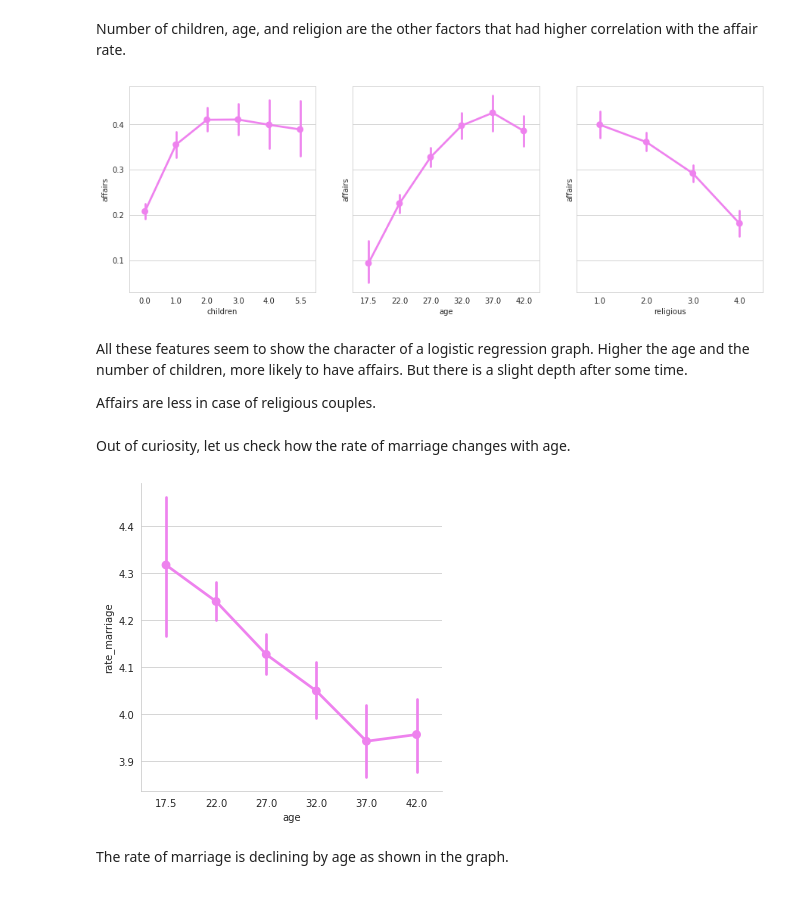
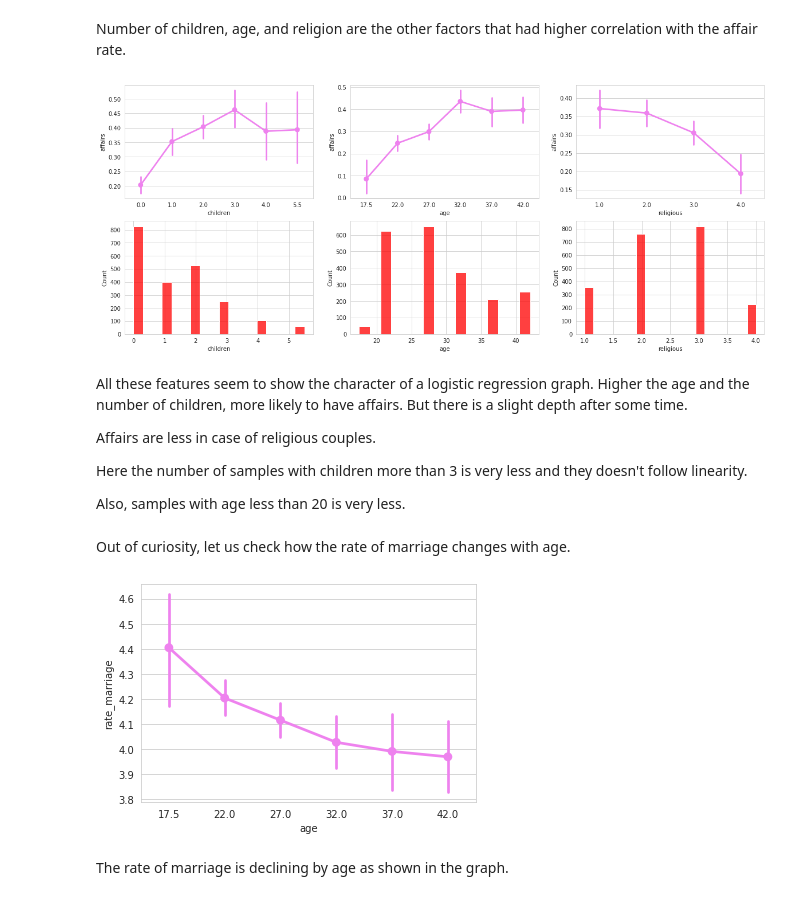
Before and after one commit to albinjohn366/DataScience_Tutorials, a Jupyter notebook: Logistic_Regression.ipynb, the cells around one changed output. Drawn from its saved outputs; the diff is of its cells as text; code cells hidden in the pictures.

```diff
--- a/Logistic_Regression.ipynb
+++ b/Logistic_Regression.ipynb
@@ -66,0 +38,2 @@ Most of the couples had very good marriage life
+# %%
+sns.set_style('whitegrid')
@@ -85,0 +65,7 @@ df.head()
+# %%
+# Defining the input and output
+X = df.drop(['affairs'], axis=1)
+Y = df['affairs']
+# %%
+# Splitting the data
+X_train, X_test, Y_train, Y_test = train_test_split(X, Y, test_size=0.66, random_state=687)
@@ -117,24 +138,31 @@ It can be viewed that with increasing number of years married, the rate of affai
 # %% [markdown]
 Number of children, age, and religion are the other factors that had higher correlation with the affair rate.
 # %%
-fig, axis = plt.subplots(1, 3, sharey=True, figsize=(15, 5))
-sns.pointplot(data=df, x='children', y='affairs', color='violet', ax=axis[0])
-sns.pointplot(data=df, x='age', y='affairs', color='violet', ax=axis[1])
-sns.pointplot(data=df, x='religious', y='affairs', color='violet', ax=axis[2])
+fig, axis = plt.subplots(2, 3, figsize=(20, 8))
+sns.pointplot(x=X_train['children'], y=Y_train, color='violet', ax=axis[0, 0])
+sns.pointplot(x=X_train['age'], y=Y_train, color='violet', ax=axis[0, 1])
+sns.pointplot(x=X_train['religious'], y=Y_train, color='violet', ax=axis[0, 2])
+sns.histplot(X_train['children'], ax=axis[1, 0], color='red')
+sns.histplot(X_train['age'], ax=axis[1, 1], color='red')
+sns.histplot(X_train['religious'], ax=axis[1, 2], color='red')
 plt.show()
 # %% [output]
-[figure, old version]
+[figure, new version]
 # %% [markdown]
 All these features seem to show the character of a logistic regression graph. Higher the age and the number of children, more likely to have affairs. But there is a slight depth after some time.
 
 Affairs are less in case of religious couples.
+
+Here the number of samples with children more than 3 is very less and they doesn't follow linearity.
+
+Also, samples with age less than 20 is very less.
 # %% [markdown]
 Out of curiosity, let us check how the rate of marriage changes with age.
 # %%
-sns.catplot(data=df, x='age', y='rate_marriage', color='violet', kind='point')
+sns.pointplot(x=X_train['age'], y=X_train['rate_marriage'], color='violet')
 plt.show()
 # %% [output]
-[figure, old version]
+[figure, new version]
 # %% [markdown]
 The rate of marriage is declining by age as shown in the graph.
 # %% [markdown]
```
Also changed, not shown: parts of 67 cells of this notebook.
